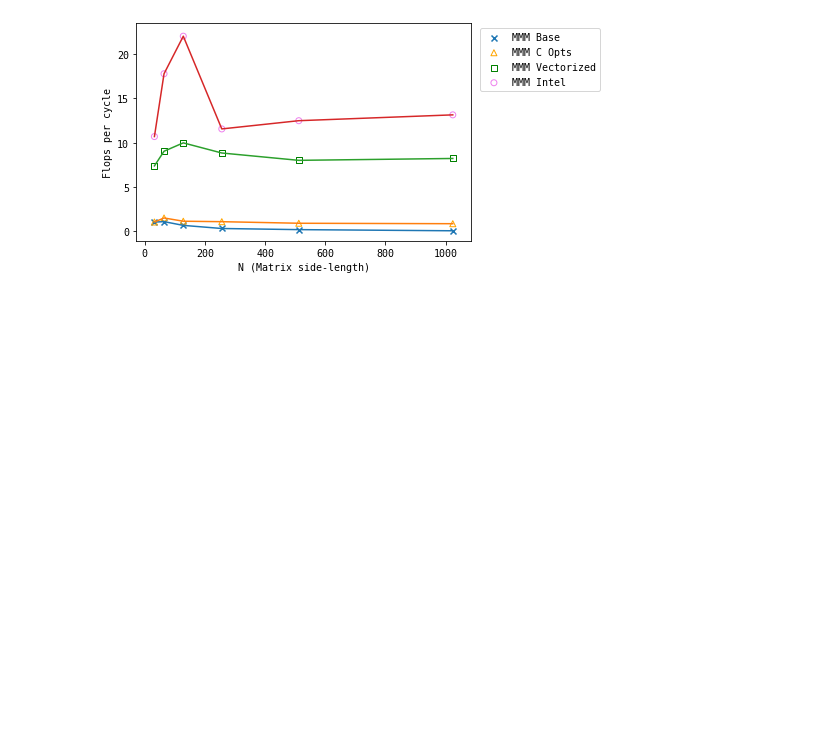
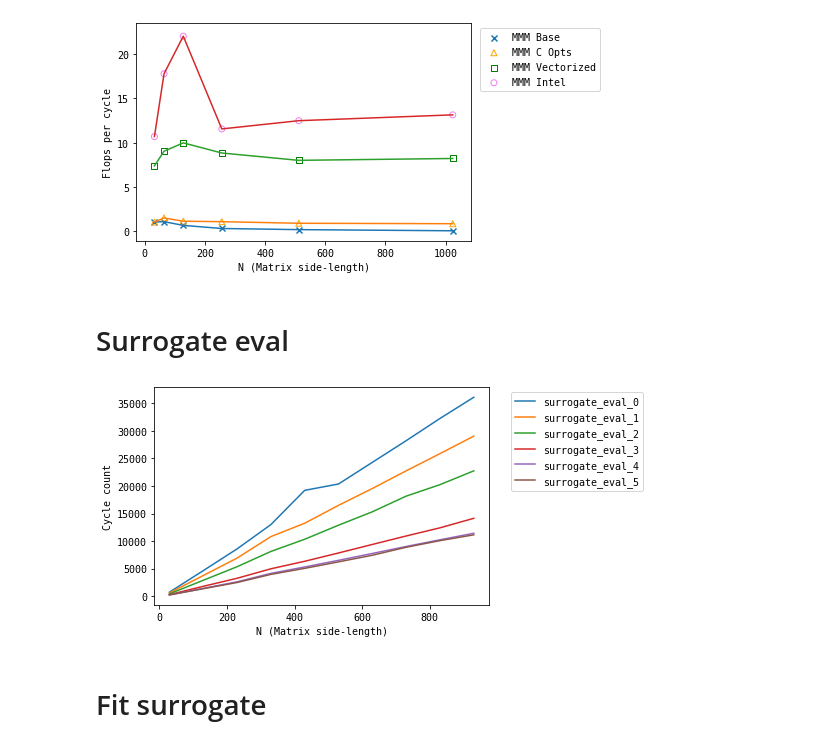
Before and after one commit to vogr/particle-swarm, a Jupyter notebook: graphing/graphing.ipynb, the cells around one changed output. Cells and saved outputs as stored; diff of their text form; code cells hidden in the pictures; blank space fills up the shorter version.

Commit message:
New graphs

```diff
--- a/graphing/graphing.ipynb
+++ b/graphing/graphing.ipynb
@@ -159,3 +160,44 @@ plt.savefig('./flops_per_cycle_mmm.pdf', bbox_inches='tight')
 plt.show()
 # %% [output]
 [figure]
+# %% [markdown]
+# Surrogate eval
+# %%
+surr_eval_df = pd.read_csv("surrogate_eval.csv")
+# %%
+surr_eval_tags = [f"surrogate_eval_{i}" for i in range(0, 6)]
+# surr_eval_labels = ["Surrogate Eval Base", ""]
+
+surr_eval_perf_dicts = {}
+# %%
+sizes = collect_sizes(surr_eval_df)
+# %%
+for _, f_tag in enumerate(surr_eval_tags):
+    surr_eval_perf_dicts[f_tag] = collect_perfs(f_tag, surr_eval_df)
+# %%
+for tag in surr_eval_tags:
+    plt.plot(sizes, surr_eval_perf_dicts[tag], label=tag)
+
+# plt.xscale("function", functions=(lambda x: x**(3), lambda x:x**(1/3)))
+# plt.gca().set_xlim(0, 2744)
+# plt.gca().set_ylim(0, 1.0e11)
+
+# plt.legend(bbox_to_anchor=(1,0.5), loc="center right", fontsize=10,
+        #    bbox_transform=plt.gcf().transFigure)
+plt.legend(bbox_to_anchor=(1.05, 1.00))
+
+# plt.xticks([0, 1100, 1500, 1750, 2000, 2250, 2500, 2744])
+
+# plt.text(2100, 0.85e10, "Standard GE Vectorized", rotation=30, **monofont)
+# plt.text(2100, 0.5e10, "Block Triangular GE Vectorized", rotation=27, **monofont)
+
+plt.gca().set_xlabel("N (Matrix side-length)")
+plt.gca().set_ylabel("Cycle count")
+
+# plt.savefig('./comp_tri_ge.pdf')
+
+plt.show()
+# %% [output]
+[figure, added]
+# %% [markdown]
+# Fit surrogate
```
Also changed, not shown: parts of 7 cells of this notebook, 5 other files.
